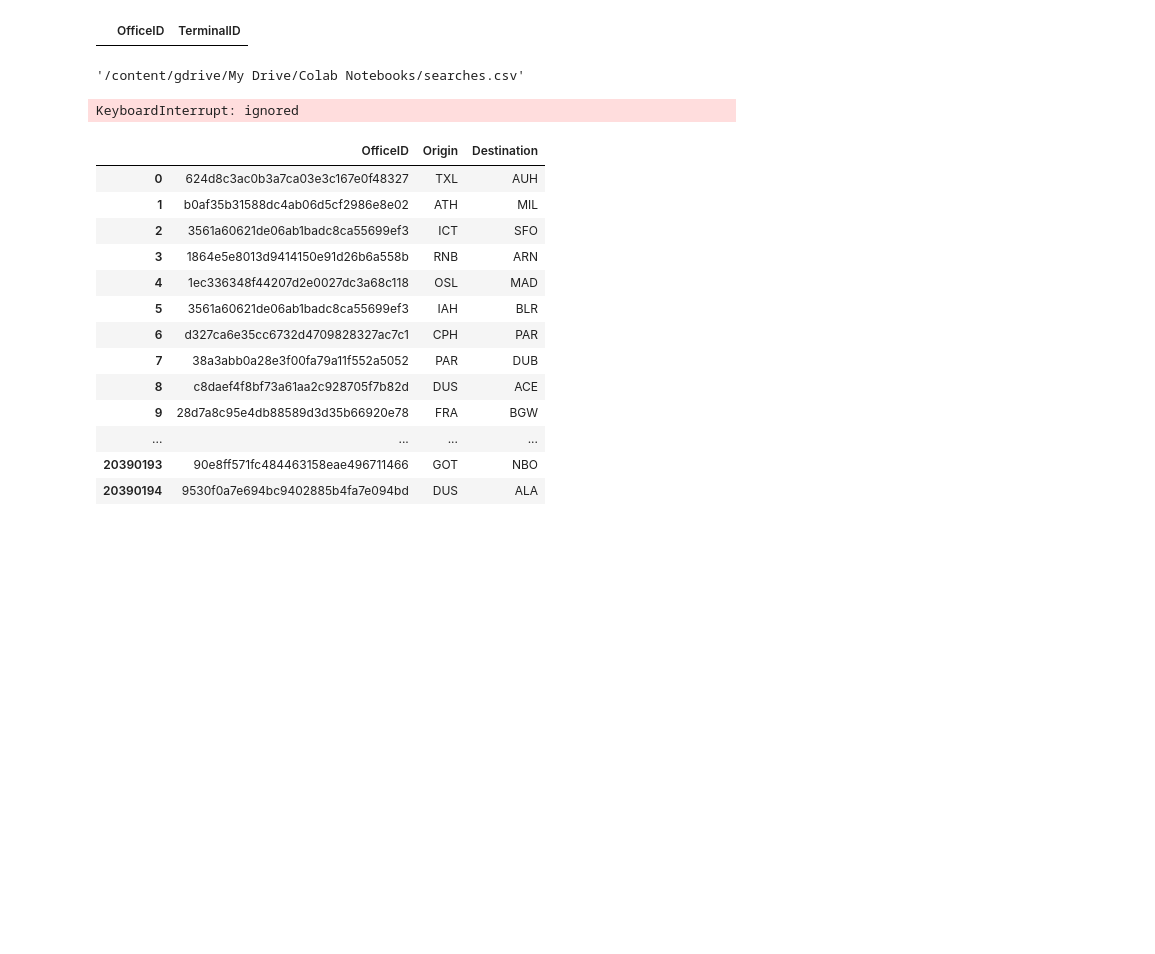
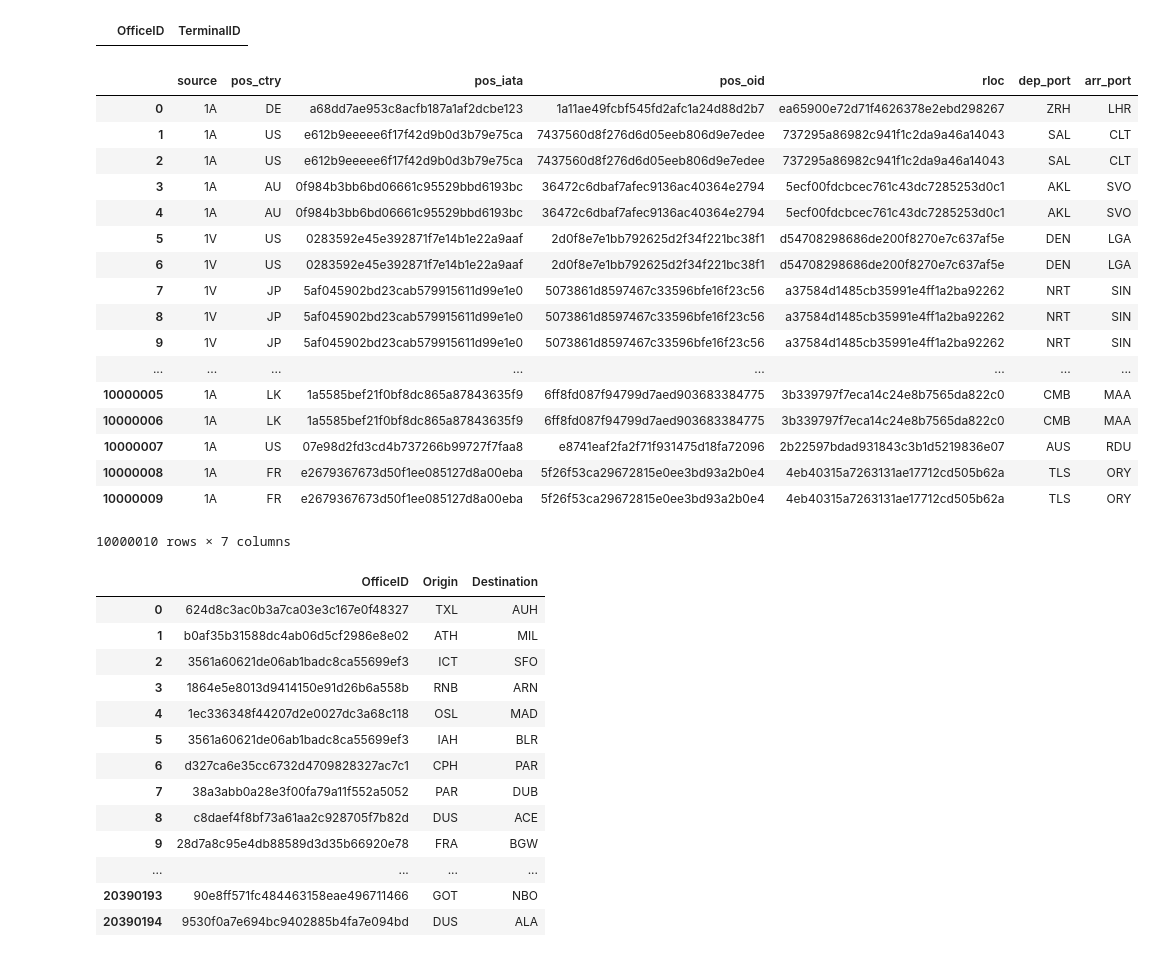
Before and after one commit to jangeloni/challenge_amadeus, a Jupyter notebook: bonus_exercise_1.ipynb, the cells around one changed output. Drawn from its saved outputs; the diff is of its cells as text; code cells hidden in the pictures; blank space fills up the shorter version.

Commit message:
ADDED MORE FIELD TO TRY TO DETERMINE A BOOKING

```diff
--- a/bonus_exercise_1.ipynb
+++ b/bonus_exercise_1.ipynb
@@ -193,15 +190,30 @@ DF_SEARCHES_ARCH.loc[DF_SEARCHES_ARCH['OfficeID'] == '83ccf07a55606976f78e63fcc8
 #ADD ORIGIN / DESTINATION
 #LISTS WITH INTERESTING FIELDS
 list_searches = [3,5,6]
-list_bookings = [4,'arr_port','dep_port']
+list_bookings = ['pos_oid  ','arr_port','dep_port', 'pos_iata', 'rloc          ','source','pos_ctry']
-# %%
-SEARCHES
-# %% [output]
-'/content/gdrive/My Drive/Colab Notebooks/searches.csv'
 # %%
-DF_SEARCHES_ARCH = pd.read_csv(SEARCHES, error_bad_lines=False, encoding='UTF8', sep='^', usecols=list_searches)
+DF_BOOKINGS_ARCH = pd.read_csv(BOOKINGS, error_bad_lines=False, encoding='UTF8', sep='^', usecols=list_bookings)
-# %% [output]
-KeyboardInterrupt: ignored
+# %%
+DF_BOOKINGS_ARCH
+# %% [output]
+|  | source | pos_ctry | pos_iata | pos_oid | rloc | dep_port | arr_port |
+| 0 | 1A | DE | a68dd7ae953c8acfb187a1af2dcbe123 | 1a11ae49fcbf545fd2afc1a24d88d2b7 | ea65900e72d71f4626378e2ebd298267 | ZRH | LHR |
+| 1 | 1A | US | e612b9eeeee6f17f42d9b0d3b79e75ca | 7437560d8f276d6d05eeb806d9e7edee | 737295a86982c941f1c2da9a46a14043 | SAL | CLT |
+| 2 | 1A | US | e612b9eeeee6f17f42d9b0d3b79e75ca | 7437560d8f276d6d05eeb806d9e7edee | 737295a86982c941f1c2da9a46a14043 | SAL | CLT |
+| 3 | 1A | AU | 0f984b3bb6bd06661c95529bbd6193bc | 36472c6dbaf7afec9136ac40364e2794 | 5ecf00fdcbcec761c43dc7285253d0c1 | AKL | SVO |
+| 4 | 1A | AU | 0f984b3bb6bd06661c95529bbd6193bc | 36472c6dbaf7afec9136ac40364e2794 | 5ecf00fdcbcec761c43dc7285253d0c1 | AKL | SVO |
+| 5 | 1V | US | 0283592e45e392871f7e14b1e22a9aaf | 2d0f8e7e1bb792625d2f34f221bc38f1 | d54708298686de200f8270e7c637af5e | DEN | LGA |
+| 6 | 1V | US | 0283592e45e392871f7e14b1e22a9aaf | 2d0f8e7e1bb792625d2f34f221bc38f1 | d54708298686de200f8270e7c637af5e | DEN | LGA |
+| 7 | 1V | JP | 5af045902bd23cab579915611d99e1e0 | 5073861d8597467c33596bfe16f23c56 | a37584d1485cb35991e4ff1a2ba92262 | NRT | SIN |
+| 8 | 1V | JP | 5af045902bd23cab579915611d99e1e0 | 5073861d8597467c33596bfe16f23c56 | a37584d1485cb35991e4ff1a2ba92262 | NRT | SIN |
+| 9 | 1V | JP | 5af045902bd23cab579915611d99e1e0 | 5073861d8597467c33596bfe16f23c56 | a37584d1485cb35991e4ff1a2ba92262 | NRT | SIN |
+| ... | ... | ... | ... | ... | ... | ... | ... |
+| 10000005 | 1A | LK | 1a5585bef21f0bf8dc865a87843635f9 | 6ff8fd087f94799d7aed903683384775 | 3b339797f7eca14c24e8b7565da822c0 | CMB | MAA |
+| 10000006 | 1A | LK | 1a5585bef21f0bf8dc865a87843635f9 | 6ff8fd087f94799d7aed903683384775 | 3b339797f7eca14c24e8b7565da822c0 | CMB | MAA |
+| 10000007 | 1A | US | 07e98d2fd3cd4b737266b99727f7faa8 | e8741eaf2fa2f71f931475d18fa72096 | 2b22597bdad931843c3b1d5219836e07 | AUS | RDU |
+| 10000008 | 1A | FR | e2679367673d50f1ee085127d8a00eba | 5f26f53ca29672815e0ee3bd93a2b0e4 | 4eb40315a7263131ae17712cd505b62a | TLS | ORY |
+| 10000009 | 1A | FR | e2679367673d50f1ee085127d8a00eba | 5f26f53ca29672815e0ee3bd93a2b0e4 | 4eb40315a7263131ae17712cd505b62a | TLS | ORY |
+10000010 rows × 7 columns
 # %%
 DF_SEARCHES_ARCH
 # %% [output]
```
Also changed, not shown: parts of 8 cells of this notebook.
